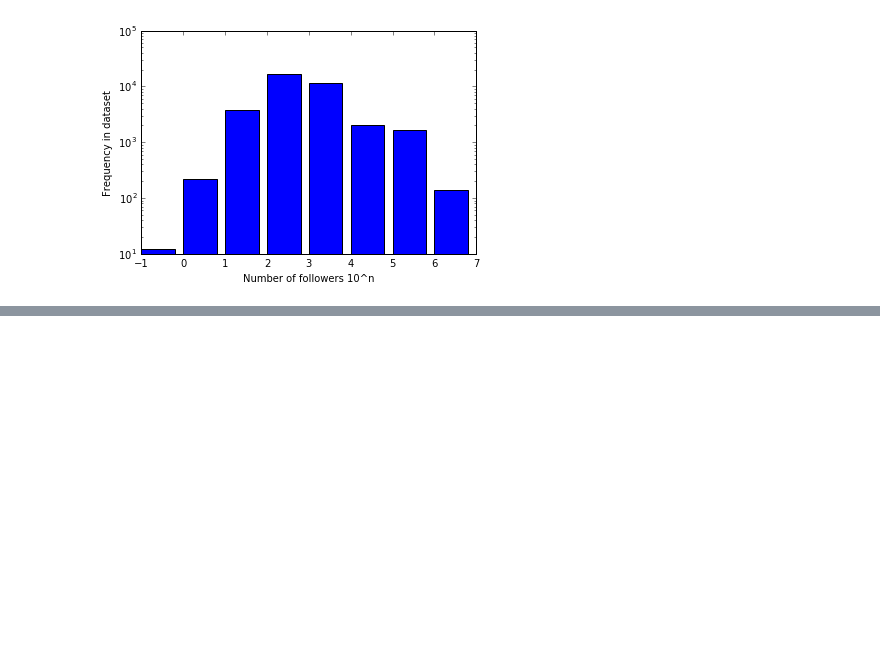
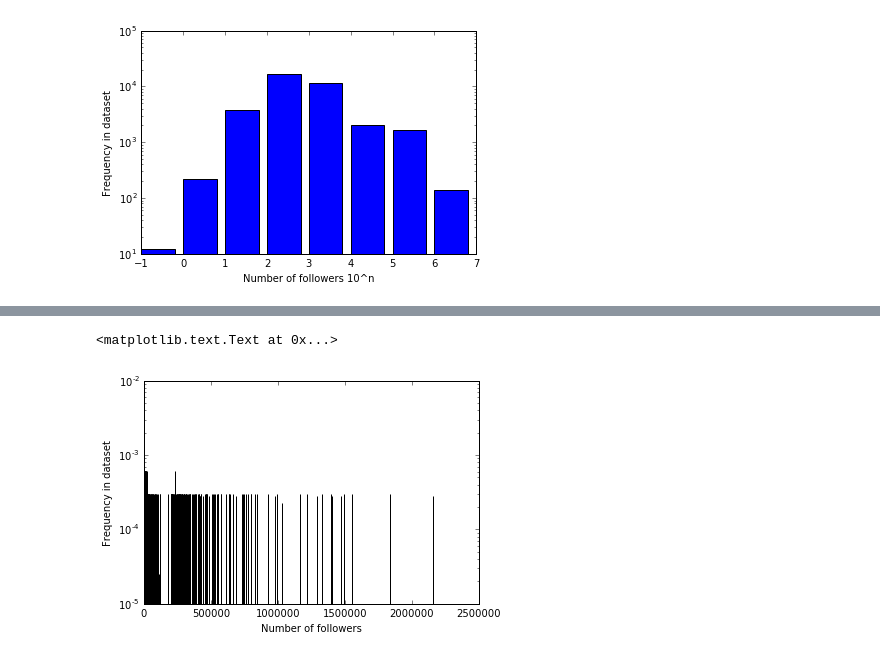
Before and after one commit to QilinGu/deep, a Jupyter notebook: experiments/number_statistics.ipynb, the cells around one changed output, grey strips where cells are left out. Saved outputs shown, nothing was run; the diff lists cells and outputs as text; code cells hidden in the pictures; blank space fills up the shorter version.

Commit message:
Added experiments for histogram equalization and using equal splits for buckets

```diff
--- a/experiments/number_statistics.ipynb
+++ b/experiments/number_statistics.ipynb
@@ -40,0 +50,13 @@ plt.show()
+# %%
+# Returns a dictionary similar to count but with a linear cdf (histogram equalization)
+hist_match_count = histogram_matching(count, cdf='linear')
+# %%
+follows = hist_match_count.keys() # x
+frequency = hist_match_count.values() # y
+# Plots a simple histogram showing the frequency of pictures that have a certain number of follows
+plt.bar(follows, frequency, log=True)
+plt.xlabel('Number of followers')
+plt.ylabel('Frequency in dataset')
+# %% [output]
+<matplotlib.text.Text at 0x...>
+[figure, added]
```
Also changed, not shown: parts of 6 cells of this notebook, 1 other file.
